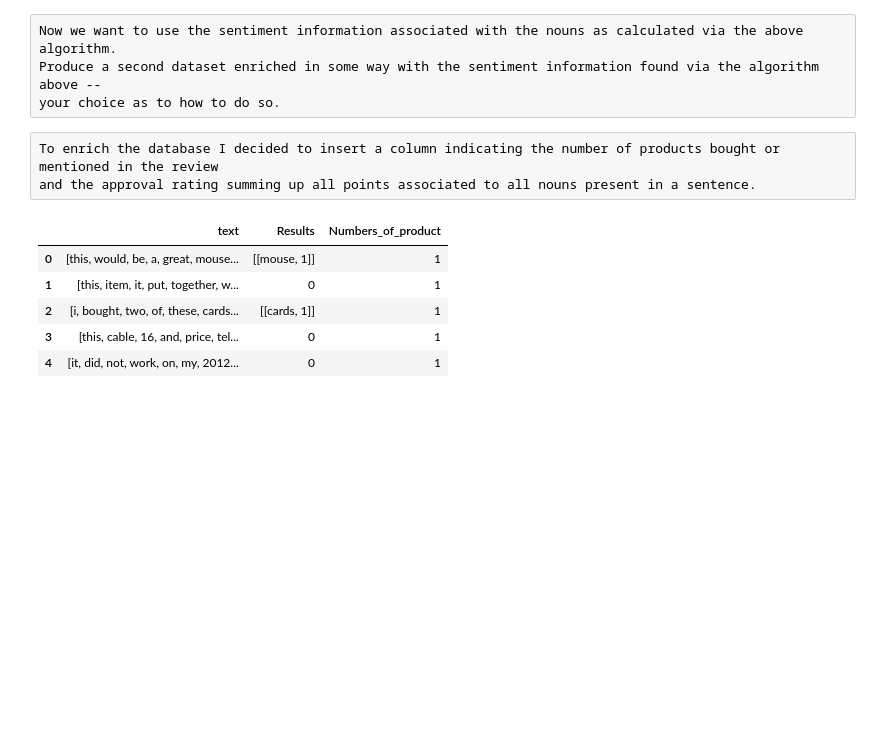
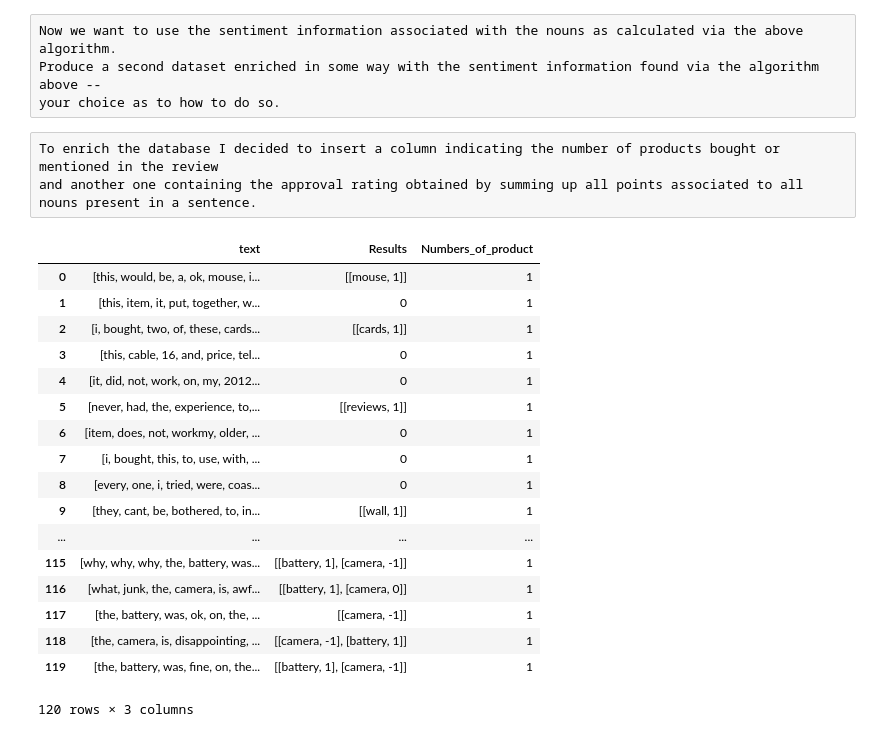
Before and after one commit to nunzioGatti/Technical_Test_Warwick, a Jupyter notebook: Question 1-2.ipynb, the cells around one changed output. Drawn from its saved outputs; the diff is of its cells as text; code cells hidden in the pictures; blank space fills up the shorter version.

```diff
--- a/Question 1-2.ipynb
+++ b/Question 1-2.ipynb
@@ -31,8 +31,8 @@ import string
 from collections import Counter
 # %%
 #loading the two dataset into two pandas dataframes
-data_ = pd.read_csv('./Datasets_received/ds_technical_test_data.csv')
-sentiment_words = pd.read_csv('./Datasets_received/ds_technical_test_sentiments.csv')
+data = pd.read_csv('./ds_technical_test_data.csv')
+sentiment_words = pd.read_csv('./ds_technical_test_sentiments.csv')
 # %%
 # I downloaded the pre-trained word vectors containing 1 million word vectors trained on Wikipedia 2017
 # I will use this for the method calculate_similarity
@@ -185,6 +198,6 @@ Produce a second dataset enriched in some way with the sentiment information fou
 your choice as to how to do so.
 # %% [raw]
 To enrich the database I decided to insert a column indicating the number of products bought or mentioned in the review
-and the approval rating summing up all points associated to all nouns present in a sentence.
+and another one containing the approval rating obtained by summing up all points associated to all nouns present in a sentence.
 # %%
 final_dataset['Results'] = final_dataset['Results'].fillna(0)
@@ -191,13 +206,25 @@ final_dataset['Results'] = final_dataset['Results'].fillna(0)
 final_dataset['Numbers_of_product'] = 1
 # %%
-final_dataset.head()
+final_dataset
 # %% [output]
 |  | text | Results | Numbers_of_product |
-| 0 | [this, would, be, a, great, mouse... | [[mouse, 1]] | 1 |
+| 0 | [this, would, be, a, ok, mouse, i... | [[mouse, 1]] | 1 |
 | 1 | [this, item, it, put, together, w... | 0 | 1 |
 | 2 | [i, bought, two, of, these, cards... | [[cards, 1]] | 1 |
 | 3 | [this, cable, 16, and, price, tel... | 0 | 1 |
 | 4 | [it, did, not, work, on, my, 2012... | 0 | 1 |
+| 5 | [never, had, the, experience, to,... | [[reviews, 1]] | 1 |
+| 6 | [item, does, not, workmy, older, ... | 0 | 1 |
+| 7 | [i, bought, this, to, use, with, ... | 0 | 1 |
+| 8 | [every, one, i, tried, were, coas... | 0 | 1 |
+| 9 | [they, cant, be, bothered, to, in... | [[wall, 1]] | 1 |
+| ... | ... | ... | ... |
+| 115 | [why, why, why, the, battery, was... | [[battery, 1], [camera, -1]] | 1 |
+| 116 | [what, junk, the, camera, is, awf... | [[battery, 1], [camera, 0]] | 1 |
+| 117 | [the, battery, was, ok, on, the, ... | [[camera, -1]] | 1 |
+| 118 | [the, camera, is, disappointing, ... | [[camera, -1], [battery, 1]] | 1 |
+| 119 | [the, battery, was, fine, on, the... | [[battery, 1], [camera, -1]] | 1 |
+120 rows × 3 columns
 # %%
 #to calculate the total points and so the approval rating of a sentence
 #I had just to sum up the points
```
Also changed, not shown: parts of 9 cells of this notebook, 1 other file.
